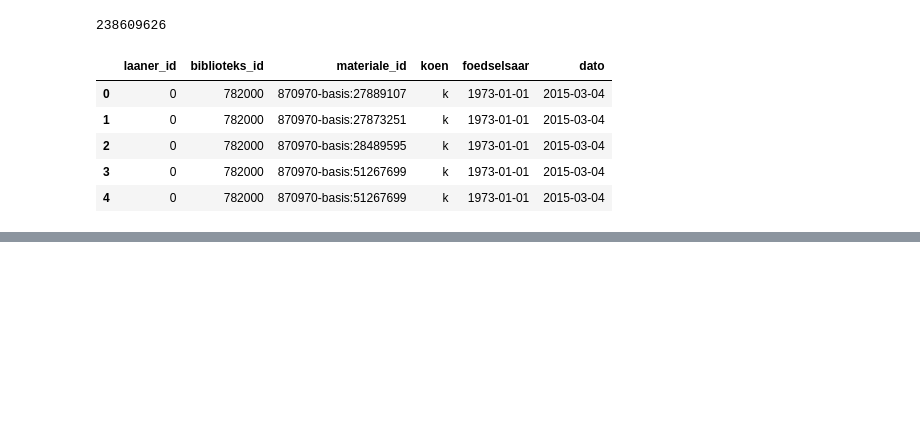
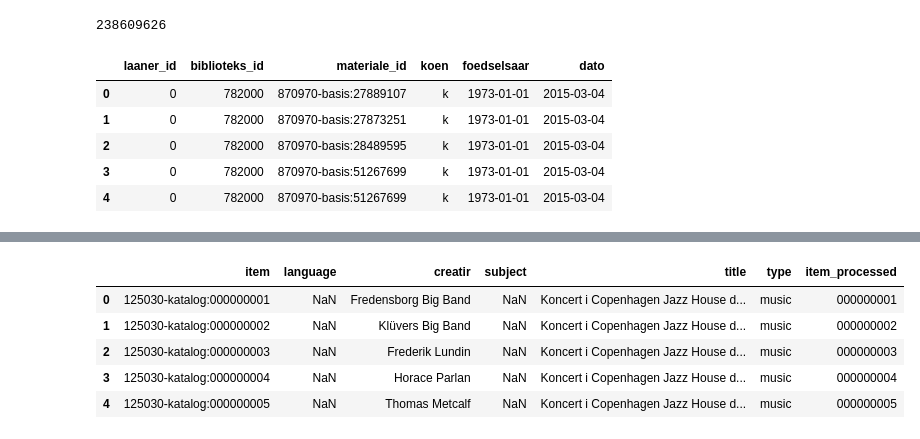
Before and after one commit to SavvinaDaniil/EnrichBookCrossing, a Jupyter notebook: NewData.ipynb, the cells around one changed output, grey strips where cells are left out. Saved outputs shown, nothing was run; the diff lists cells and outputs as text; code cells hidden in the pictures; blank space fills up the shorter version.

```diff
--- a/NewData.ipynb
+++ b/NewData.ipynb
@@ -66,0 +106,9 @@ loans.columns = ['user','library','item', 'gender', 'birthyear', 'date']
+# %%
+books.head()
+# %% [output]
+|  | item | language | creatir | subject | title | type | item_processed |
+| 0 | 125030-katalog:000000001 | NaN | Fredensborg Big Band | NaN | Koncert i Copenhagen Jazz House d... | music | 000000001 |
+| 1 | 125030-katalog:000000002 | NaN | Klüvers Big Band | NaN | Koncert i Copenhagen Jazz House d... | music | 000000002 |
+| 2 | 125030-katalog:000000003 | NaN | Frederik Lundin | NaN | Koncert i Copenhagen Jazz House d... | music | 000000003 |
+| 3 | 125030-katalog:000000004 | NaN | Horace Parlan | NaN | Koncert i Copenhagen Jazz House d... | music | 000000004 |
+| 4 | 125030-katalog:000000005 | NaN | Thomas Metcalf | NaN | Koncert i Copenhagen Jazz House d... | music | 000000005 |
```
Also changed, not shown: parts of 13 cells of this notebook.
